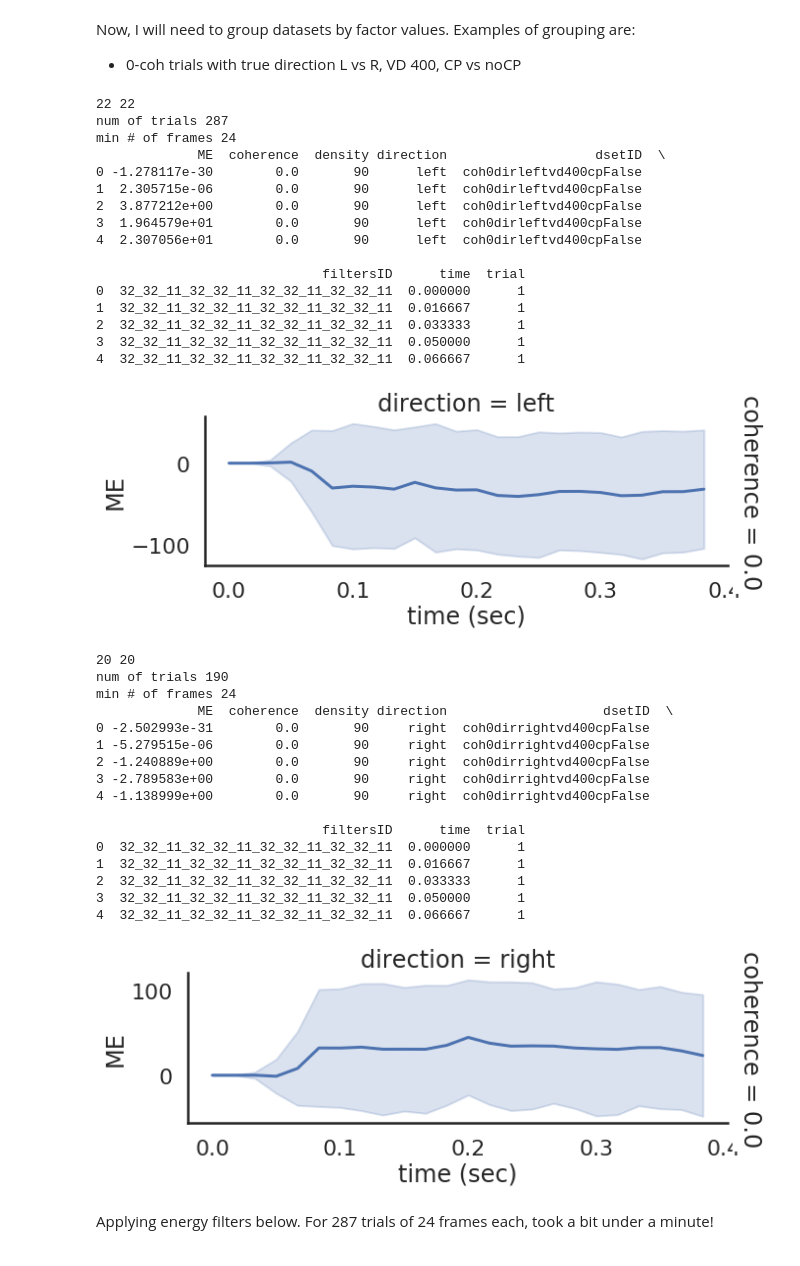
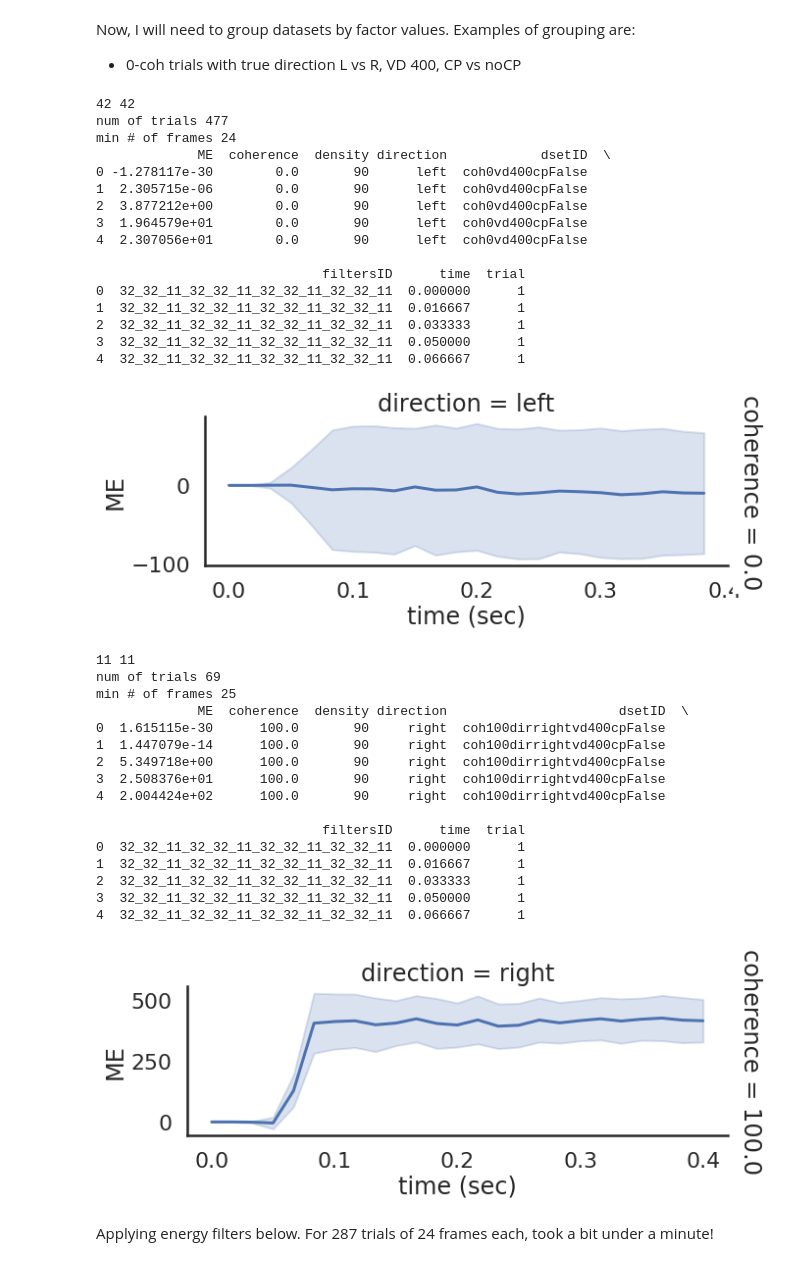
Before and after one commit to aernesto/motion_energy_Adrian, a Jupyter notebook: Python/notebooks/ME_pilot_summer_2019_II.ipynb, the cells around one changed output. Cells and saved outputs as stored; diff of their text form; code cells hidden in the pictures.

Commit message:
100-coh rightward trials, ME check

```diff
--- a/Python/notebooks/ME_pilot_summer_2019_II.ipynb
+++ b/Python/notebooks/ME_pilot_summer_2019_II.ipynb
@@ -111,7 +113,6 @@ recall maps in my_me.get_group_names()
 # here I define a specific dataset that I want to extract
 dset_def = {
     'coh': [0],
-    'dir': ['left'],
     'vd': [400],
     'cp': [False]
 }
@@ -138,15 +139,15 @@ g.set_axis_labels("time (sec)", "ME");
 # g.set(xticks=[10, 30, 50], yticks=[2, 6, 10]);
 # g.fig.subplots_adjust(wspace=20, hspace=.2);def build_me_df(database_info, group_names, dots):
 # %% [output]
-22 22
-num of trials 287
+42 42
+num of trials 477
 min # of frames 24
-             ME  coherence  density direction                   dsetID  \
-0 -1.278117e-30        0.0       90      left  coh0dirleftvd400cpFalse
-1  2.305715e-06        0.0       90      left  coh0dirleftvd400cpFalse
-2  3.877212e+00        0.0       90      left  coh0dirleftvd400cpFalse
-3  1.964579e+01        0.0       90      left  coh0dirleftvd400cpFalse
-4  2.307056e+01        0.0       90      left  coh0dirleftvd400cpFalse
+             ME  coherence  density direction            dsetID  \
+0 -1.278117e-30        0.0       90      left  coh0vd400cpFalse
+1  2.305715e-06        0.0       90      left  coh0vd400cpFalse
+2  3.877212e+00        0.0       90      left  coh0vd400cpFalse
+3  1.964579e+01        0.0       90      left  coh0vd400cpFalse
+4  2.307056e+01        0.0       90      left  coh0vd400cpFalse
 
                              filtersID      time  trial
 0  32_32_11_32_32_11_32_32_11_32_32_11  0.000000      1
@@ -154,53 +155,53 @@ min # of frames 24
 2  32_32_11_32_32_11_32_32_11_32_32_11  0.033333      1
 3  32_32_11_32_32_11_32_32_11_32_32_11  0.050000      1
 4  32_32_11_32_32_11_32_32_11_32_32_11  0.066667      1
-[figure, old version]
+[figure, new version]
 # %%
 # here I define a specific dataset that I want to extract
 dset_def2 = {
-    'coh': [0],
+    'coh': [100],
     'dir': ['right'],
     'vd': [400],
     'cp': [False]
 }
 group_names, dset_names = my_me.get_names(dset_def2, object_names)
 print(len(dset_names),len(group_names))
 dots = my_me.extract_list_arrays(group_names, dset_names, 50, file_path)
 print('num of trials', len(dots))
 # truncate to minimum number of frames
 min_num_frames = min(k.shape[2] for k in dots)
 print('min # of frames', min_num_frames)
 dots = [d[:,:,:min_num_frames] for d in dots]
 # pprint.pprint([d.shape for d in dots])
 agg_df2 = my_me.build_me_df(database_info, group_names, dots, dset_def2)
 print(agg_df2.head())
 
 # PLOT
 # somehow in this cell I had to call again these 3 commands
 plt.rcParams["figure.figsize"] = (16, 25) # (w, h) # figure size
 
 with sns.axes_style("white"):
     g = sns.FacetGrid(agg_df2, row="coherence", col="direction", margin_titles=True, height=4, aspect=2.5)
 g.map(sns.lineplot, "time", "ME", ci="sd");
 g.set_axis_labels("time (sec)", "ME");
 # %% [output]
-20 20
-num of trials 190
-min # of frames 24
-             ME  coherence  density direction                    dsetID  \
-0 -2.502993e-31        0.0       90     right  coh0dirrightvd400cpFalse
-1 -5.279515e-06        0.0       90     right  coh0dirrightvd400cpFalse
-2 -1.240889e+00        0.0       90     right  coh0dirrightvd400cpFalse
-3 -2.789583e+00        0.0       90     right  coh0dirrightvd400cpFalse
-4 -1.138999e+00        0.0       90     right  coh0dirrightvd400cpFalse
+11 11
+num of trials 69
+min # of frames 25
+             ME  coherence  density direction                      dsetID  \
+0  1.615115e-30      100.0       90     right  coh100dirrightvd400cpFalse
+1  1.447079e-14      100.0       90     right  coh100dirrightvd400cpFalse
+2  5.349718e+00      100.0       90     right  coh100dirrightvd400cpFalse
+3  2.508376e+01      100.0       90     right  coh100dirrightvd400cpFalse
+4  2.004424e+02      100.0       90     right  coh100dirrightvd400cpFalse
 
                              filtersID      time  trial
 0  32_32_11_32_32_11_32_32_11_32_32_11  0.000000      1
 1  32_32_11_32_32_11_32_32_11_32_32_11  0.016667      1
 2  32_32_11_32_32_11_32_32_11_32_32_11  0.033333      1
 3  32_32_11_32_32_11_32_32_11_32_32_11  0.050000      1
 4  32_32_11_32_32_11_32_32_11_32_32_11  0.066667      1
-[figure, old version]
+[figure, new version]
 # %% [markdown]
 Applying energy filters below. For 287 trials of 24 frames each, took a bit under a minute!
 # %% [markdown]
```
Also changed, not shown: parts of 1 cell of this notebook.
